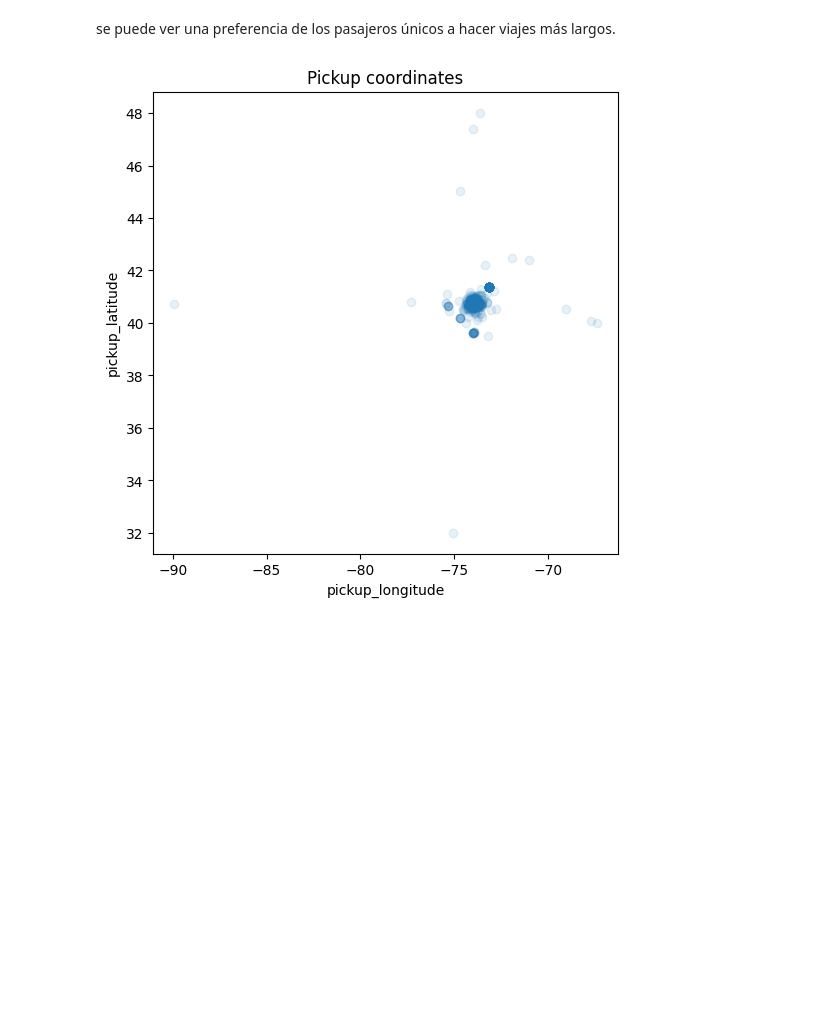
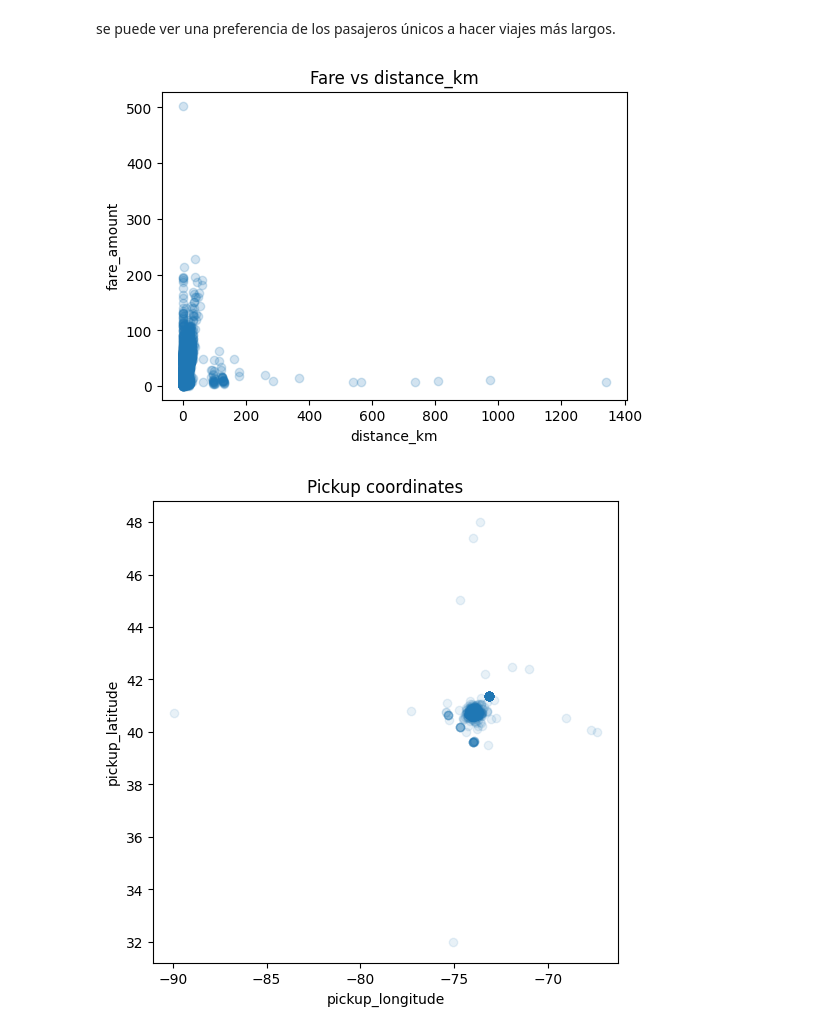
Before and after one commit to SebMun33/AA1-TUIA-2026C1-Onyskiw-Mu-oz, a Jupyter notebook: analisis_descriptivo.ipynb, the cells around one changed output. Saved outputs shown, nothing was run; the diff lists cells and outputs as text; code cells hidden in the pictures; blank space fills up the shorter version.

```diff
--- a/analisis_descriptivo.ipynb
+++ b/analisis_descriptivo.ipynb
@@ -448,6 +458,15 @@ plt.show()
 [figure]
 # %% [markdown]
 se puede ver una preferencia de los pasajeros únicos a hacer viajes más largos.
+# %%
+plt.figure(figsize=(6, 4))
+plt.scatter(data["distance_km"], data["fare_amount"], alpha=0.2)
+plt.title("Fare vs distance_km")
+plt.xlabel("distance_km")
+plt.ylabel("fare_amount")
+plt.show()
+# %% [output]
+[figure, added]
 # %%
 plt.figure(figsize=(6, 6))
 plt.scatter(data["pickup_longitude"], data["pickup_latitude"], alpha=0.1)
```
Also changed, not shown: parts of 9 cells of this notebook.
